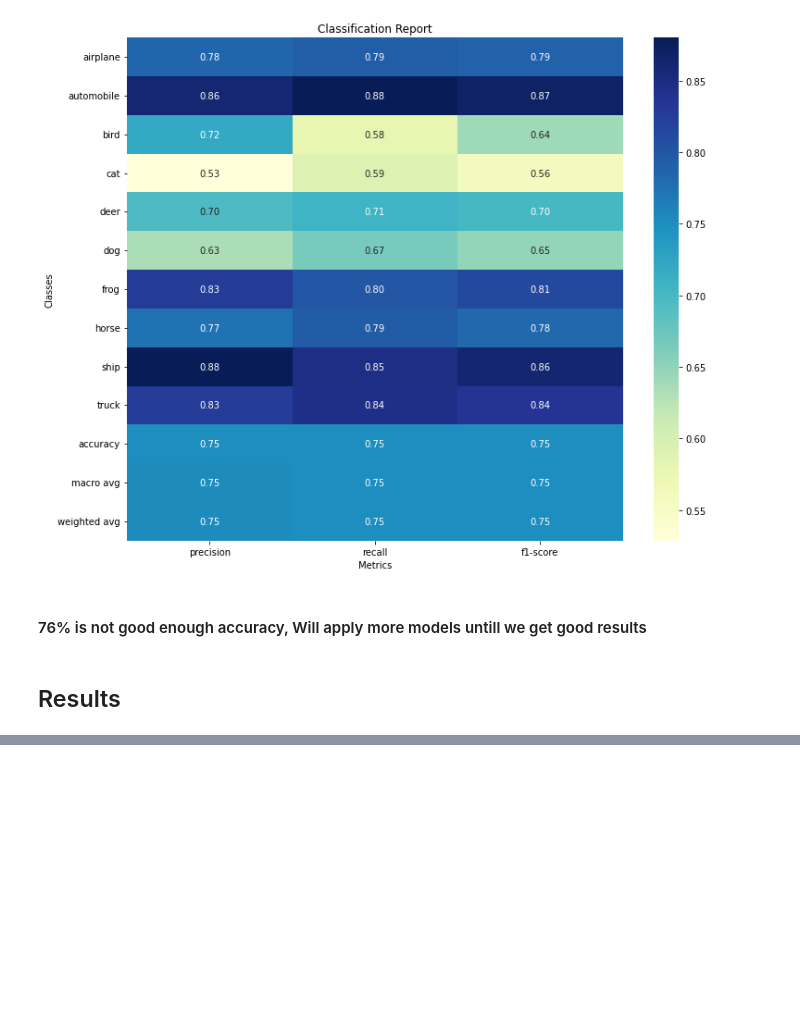
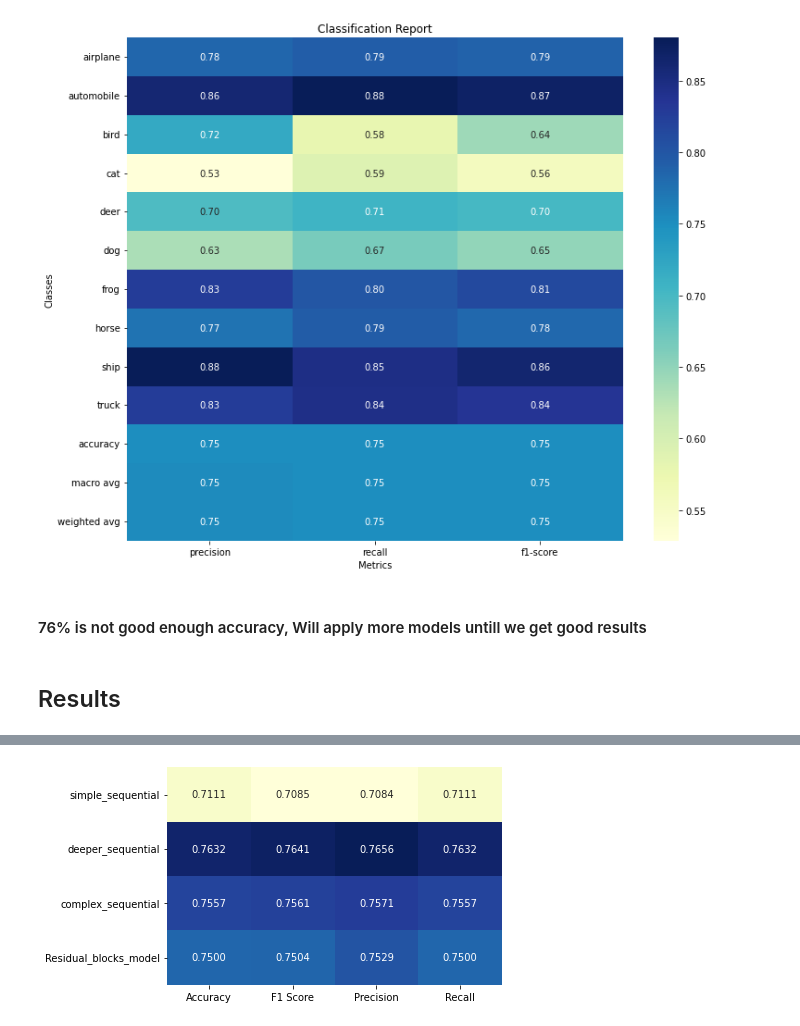
Before and after one commit to aka-vm/Hello-CV, a Jupyter notebook: CIFAR-10/main-notebook-2.ipynb, the cells around one changed output, grey strips where cells are left out. Drawn from its saved outputs; the diff is of its cells as text; code cells hidden in the pictures; blank space fills up the shorter version.

Commit message:
readme, visuals inside code improved...

```diff
--- a/CIFAR-10/main-notebook-2.ipynb
+++ b/CIFAR-10/main-notebook-2.ipynb
@@ -452,8 +424,11 @@ display_image_grid(images, give_class_name(labels), give_class_name(labels_pred)
 # %%
 #  confusion matrix and classification report
-from sklearn.metrics import accuracy_score
 
-print("Accuracy:", accuracy_score(y, test_labels_pred))
+performance = get_model_performance(test_labels, test_labels_pred)
+
+print("Score:", performance["Accuracy"])
 confusion_matrix_plot(y, test_labels_pred, labels=CLASS_NAMES)
 classification_report_plot(y, test_labels_pred, labels=CLASS_NAMES)
+
+models_performance[model_name] = performance
 # %% [output]
@@ -624,8 +579,11 @@ display_image_grid(images, give_class_name(labels), give_class_name(labels_pred)
 # %%
 #  confusion matrix and classification report
-from sklearn.metrics import accuracy_score
 
-print("Accuracy:", accuracy_score(y, test_labels_pred))
+performance = get_model_performance(test_labels, test_labels_pred)
+
+print("Score:", performance["Accuracy"])
 confusion_matrix_plot(y, test_labels_pred, labels=CLASS_NAMES)
 classification_report_plot(y, test_labels_pred, labels=CLASS_NAMES)
+
+models_performance[model_name] = performance
 # %% [output]
@@ -881,8 +819,11 @@ display_image_grid(images, give_class_name(labels), give_class_name(labels_pred)
 # %%
 #  confusion matrix and classification report
-from sklearn.metrics import accuracy_score
 
-print("Accuracy:", accuracy_score(y, test_labels_pred))
+performance = get_model_performance(test_labels, test_labels_pred)
+
+print("Score:", performance["Accuracy"])
 confusion_matrix_plot(y, test_labels_pred, labels=CLASS_NAMES)
 classification_report_plot(y, test_labels_pred, labels=CLASS_NAMES)
+
+models_performance[model_name] = performance
 # %% [output]
@@ -897,0 +837,4 @@ Accuracy: 0.75
+# %%
+models_performance_df = pd.DataFrame(models_performance).T
+
+models_performance_df.sort_values(by="F1 Score", ascending=False)
@@ -897,0 +847,6 @@ Accuracy: 0.75
+# %%
+# plot on heatmap
+sns.heatmap(models_performance_df, annot=True, cmap="YlGnBu", cbar=False, fmt=".4f")
+plt.show()
+# %% [output]
+[figure, added]
```
Also changed, not shown: parts of 46 cells of this notebook, 2 other files.
